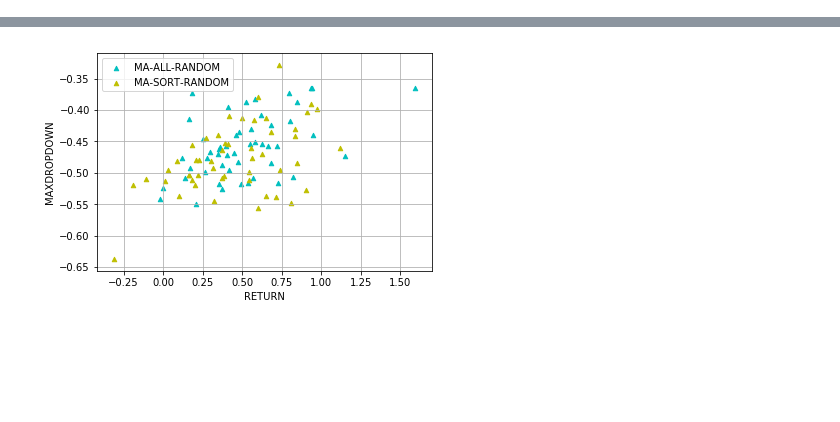
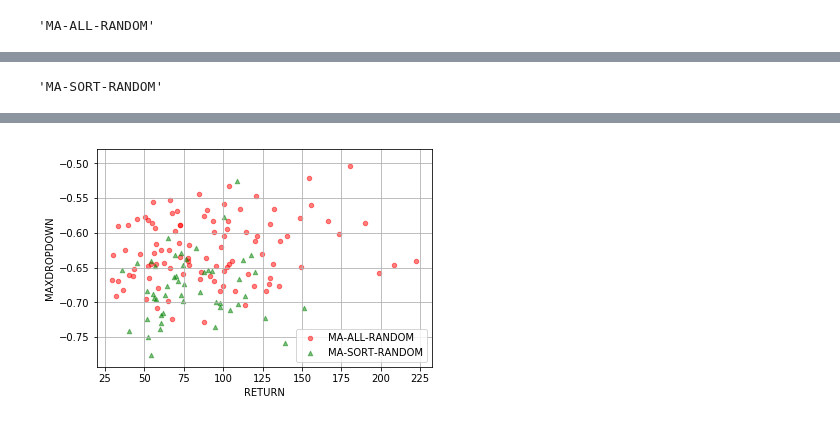
Before and after one commit to dxcv/ML4M, a Jupyter notebook: notebook/test.ipynb, the cells around one changed output, grey strips where cells are left out. Drawn from its saved outputs; the diff is of its cells as text; code cells hidden in the pictures; blank space fills up the shorter version.

```diff
--- a/notebook/test.ipynb
+++ b/notebook/test.ipynb
@@ -13,14 +13,14 @@ InteractiveShell.ast_node_interactivity = 'all'
 
 import matplotlib
 import matplotlib.pyplot as plt
-# plt.rcParams['figure.figsize'] = [8, 6]
+# plt.rcParams['figure.figsize'] = [15, 10]
 
 result_list = [
-#     ('../database/20181009-2015-2018-TT-ALL-RANDOM.csv', 'r', 'TT-ALL-RANDOM', 'o'),
-#     ('../database/20181009-2015-2018-TT-SORT-RANDOM.csv', 'g', 'TT-SORT-RANDOM', 'o'),
+    ('../database/20181009-2005-2008-MA-ALL-RANDOM.csv', 'r', 'MA-ALL-RANDOM', 'o'),
+    ('../database/20181009-2005-2008-MA-SORT-RANDOM.csv', 'g', 'MA-SORT-RANDOM', '^'),
 #     ('../database/20181009-2015-2018-MA-ALL-RANDOM-MARKETUP.csv', 'b', 'MA-ALL-RANDOM-MUP', '^'),
-    ('../database/20181009-2015-2018-MA-ALL-RANDOM.csv', 'c', 'MA-ALL-RANDOM', '^'),
-    ('../database/20181009-2015-2018-MA-SORT-RANDOM.csv', 'y', 'MA-SORT-RANDOM', '^'),
+#     ('../database/20181009-2015-2018-MA-ALL-RANDOM.csv', 'c', 'MA-ALL-RANDOM', '^'),
+#     ('../database/20181009-2015-2018-MA-SORT-RANDOM.csv', 'y', 'MA-SORT-RANDOM', '^'),
 
 ]
 
@@ -28,5 +28,8 @@ ax = None
 
 for result in result_list:
     df = pd.read_csv(result[0])
-    ax = df.plot(kind='scatter', x='RETURN', y='MAXDROPDOWN', color=result[1], label=result[2], marker=result[3], grid=True, ax=ax)
+    result[2]
+    df.describe()
+    ax = df.plot(kind='scatter', x='RETURN', y='MAXDROPDOWN', color=result[1], label=result[2], marker=result[3], alpha=0.5, grid=True, ax=ax)
 # %% [output]
+'MA-ALL-RANDOM'
@@ -32,0 +45 @@ for result in result_list:
+'MA-SORT-RANDOM'
@@ -33,4 +55,4 @@ for result in result_list:
-[figure, old version]
+[figure, new version]
 # %%
 %matplotlib inline
 
```
Also changed, not shown: parts of 1 cell of this notebook, 1 other file.
